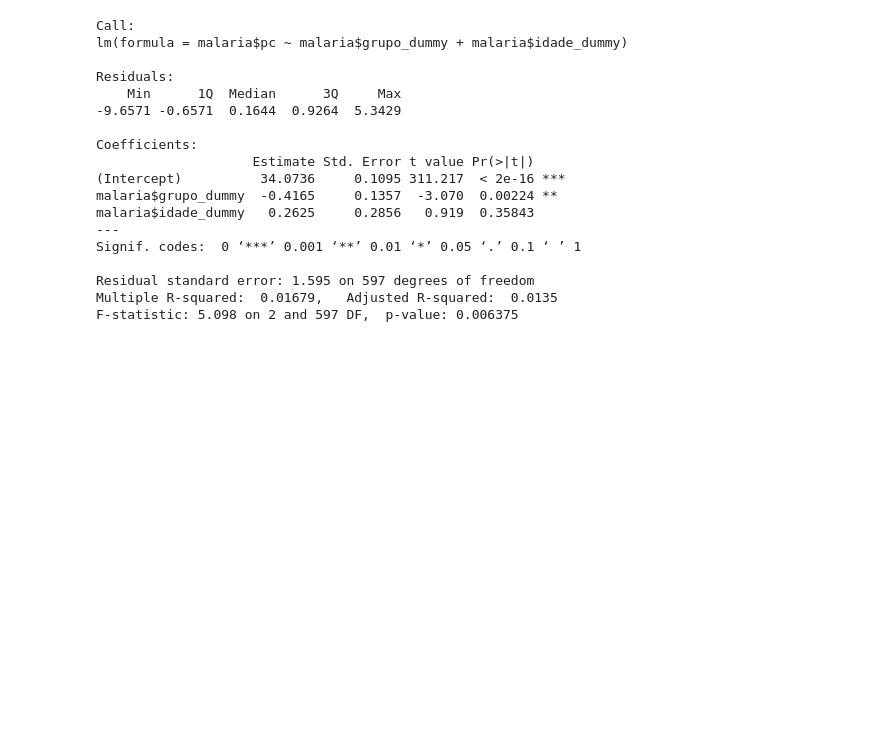
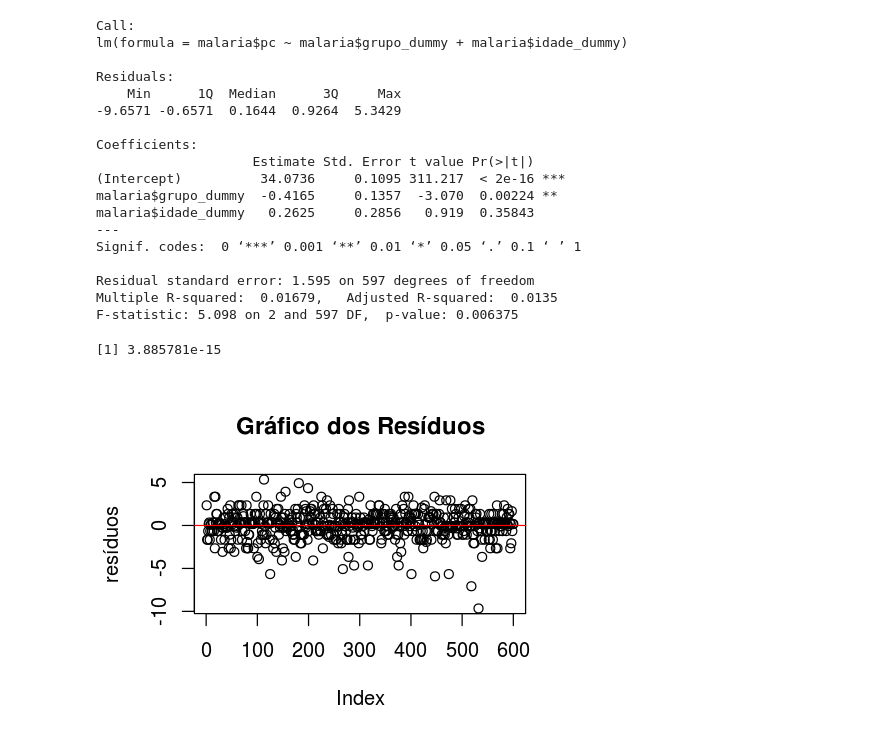
Before and after one commit to SCloves/Lista_3_Descritiva, a Jupyter notebook: Rascunhos.ipynb, the cells around one changed output. Cells and saved outputs as stored; diff of their text form; code cells hidden in the pictures; blank space fills up the shorter version.

```diff
--- a/Rascunhos.ipynb
+++ b/Rascunhos.ipynb
@@ -243,3 +194,14 @@ Signif. codes:  0 ‘***’ 0.001 ‘**’ 0.01 ‘*’ 0.05 ‘.’ 0.1 ‘ ’
 Residual standard error: 1.595 on 597 degrees of freedom
 Multiple R-squared:  0.01679,   Adjusted R-squared:  0.0135
 F-statistic: 5.098 on 2 and 597 DF,  p-value: 0.006375
+# %%
+residuos <- resid(modelo3)
+# %%
+sum(residuos)
+# %% [output]
+[1] 3.885781e-15
+# %%
+plot(residuos, ylab='resíduos', main='Gráfico dos Resíduos')
+abline(0, 0, col='red')
+# %% [output]
+[figure, added]
```
Also changed, not shown: parts of 38 cells of this notebook.
